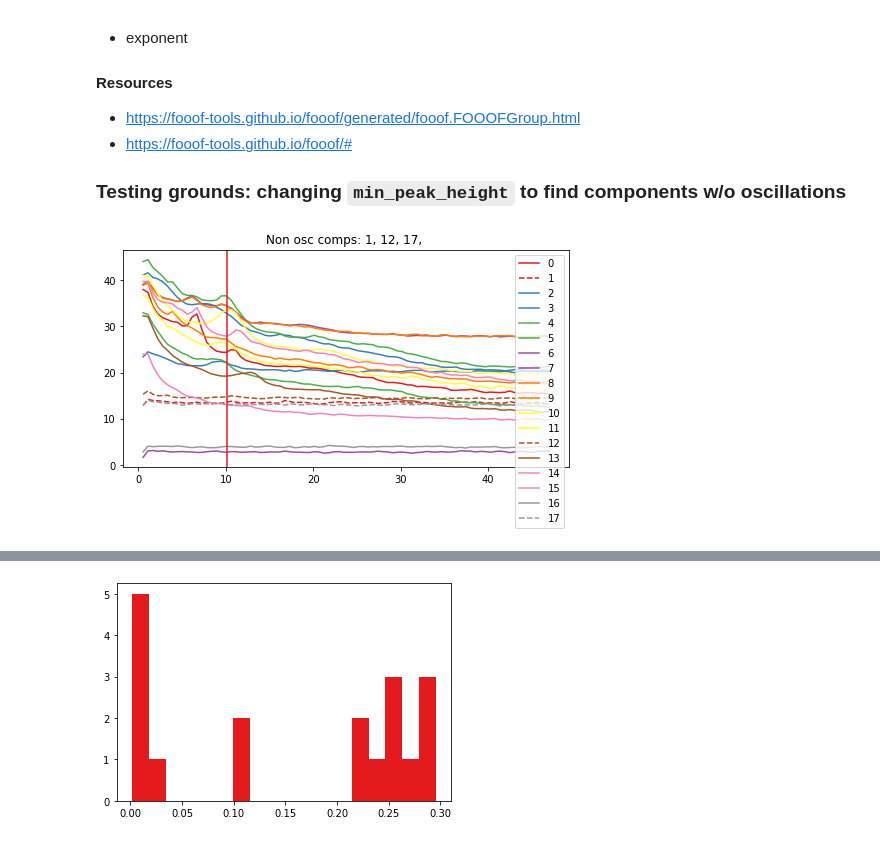
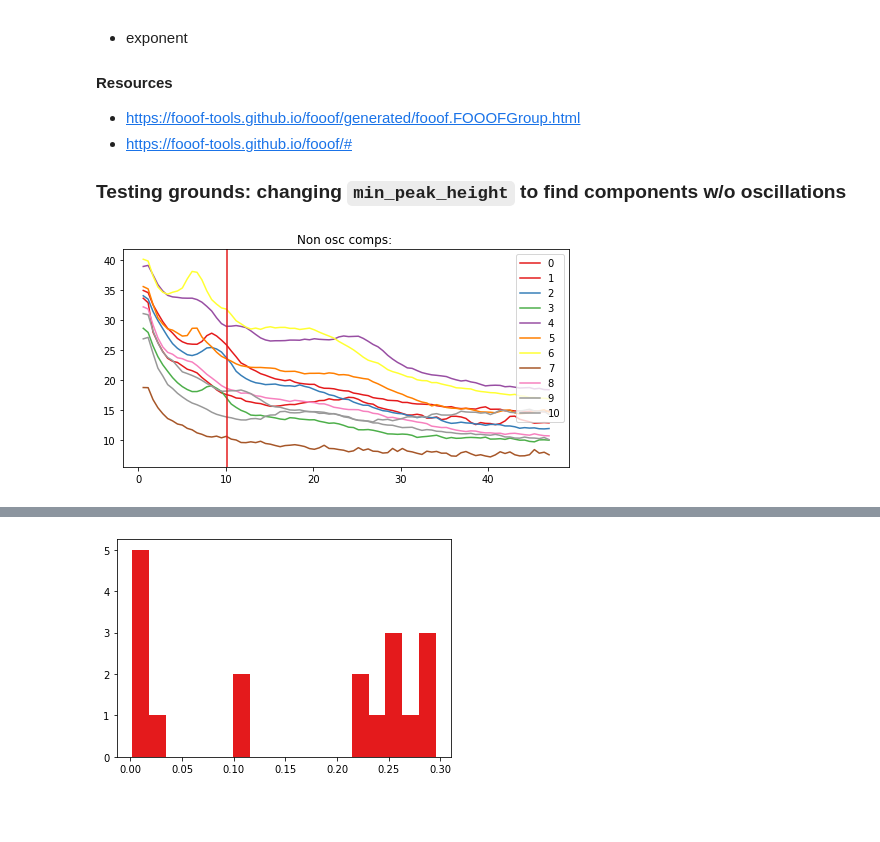
Before and after one commit to bfbarry/Metric-Modulation, a Jupyter notebook: spectral_analysis.ipynb, the cells around one changed output, grey strips where cells are left out. Drawn from its saved outputs; the diff is of its cells as text; code cells hidden in the pictures; blank space fills up the shorter version.

```diff
--- a/spectral_analysis.ipynb
+++ b/spectral_analysis.ipynb
@@ -54,28 +62,28 @@ Other things:
 
 ### Testing grounds: changing `min_peak_height` to find components w/o oscillations
 # %%
-p_spectrum = loadmat(f'./data/spectra/dip_only/brian_diponly_{3}_spectra.mat')
+p_spectrum = loadmat(f'./data/spectra/dip_only/brian_diponly_{14}_spectra.mat')
 specfreqs, specdata = p_spectrum['specfreqs'][0], p_spectrum['specdata']
 group_spec = specdata.mean(0)[0]
 fg = fooof.FOOOFGroup(aperiodic_mode='fixed', verbose = False, min_peak_height = 0.02)
 fg.fit(specfreqs, group_spec.T, [3, 50])
 oscs = fg.get_params('peak_params', 'CF')
 bumpy_comps = set([int(i) for i in oscs[:,1]])
 
 n_ = group_spec.shape[1]
 color = plt.cm.Set1(np.linspace(0, 1,n_)) #color = cmap(np.linspace(0, 1,n_))
 mpl.rcParams['axes.prop_cycle'] = cycler.cycler('color', color)
 flat_comps = 'Non osc comps: '
 plt.figure(figsize=(8,4))
 for i in range(n_):
     linestyle = '-'
     if i not in bumpy_comps:
         linestyle = '--'
         flat_comps += "{}, ".format(i)
     plt.plot(specfreqs[:84], group_spec[:,i][:84], linestyle = linestyle, marker='',markevery=[17],label = str(i))
 plt.axvline(10.151271039)
 plt.legend()
 plt.title(flat_comps)
 plt.show()
 # %% [output]
-[figure, old version]
+[figure, new version]
```
Also changed, not shown: parts of 8 cells of this notebook, 1 other file.
